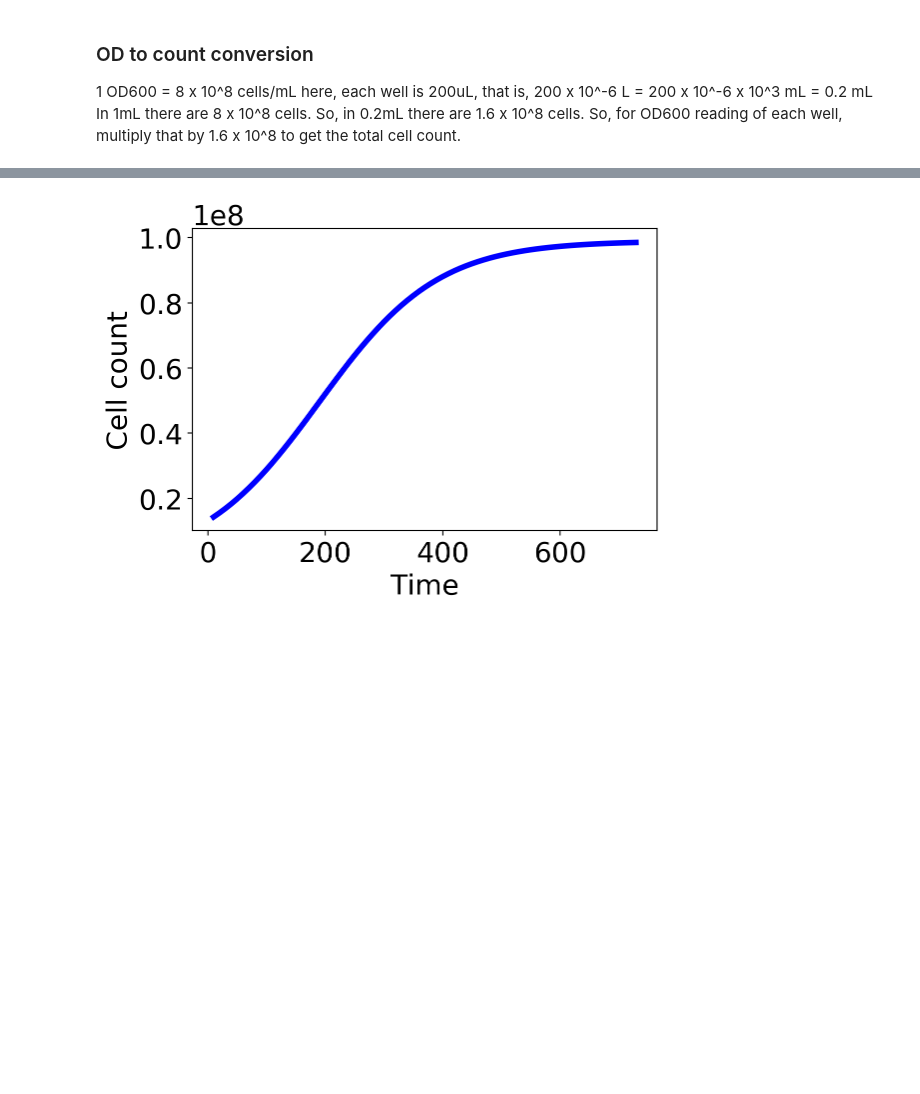
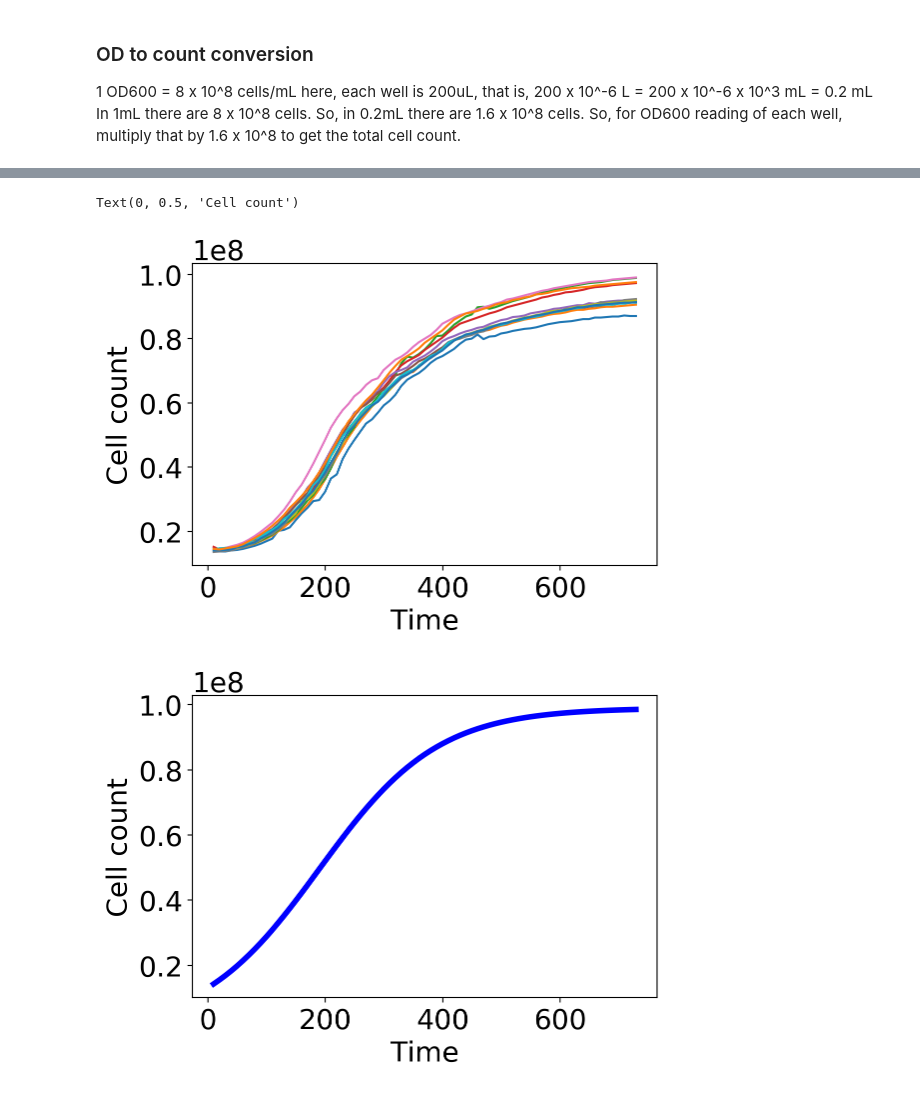
Before and after one commit to biocircuits/bioscrape, a Jupyter notebook: inference examples/OD data using least squares (LMFit example).ipynb, the cells around one changed output, grey strips where cells are left out. Cells and saved outputs as stored; diff of their text form; code cells hidden in the pictures; blank space fills up the shorter version.

```diff
--- a/inference examples/OD data using least squares (LMFit example).ipynb
+++ b/inference examples/OD data using least squares (LMFit example).ipynb
@@ -54 +55,11 @@ od_data
+# %%
+plt.figure()
+for i in range(len(od_data.iloc[:,range(2,14)].T)):
+
+    plt.plot(np.array(od_data['t']), np.array(od_data.iloc[:,2+i]*1.6e8))
+plt.xlabel('Time')
+plt.ylabel('Cell count')
+# %% [output]
+Text(0, 0.5, 'Cell count')
+[figure, added]
 # %%
```
Also changed, not shown: parts of 4 cells of this notebook, 13 other files.
